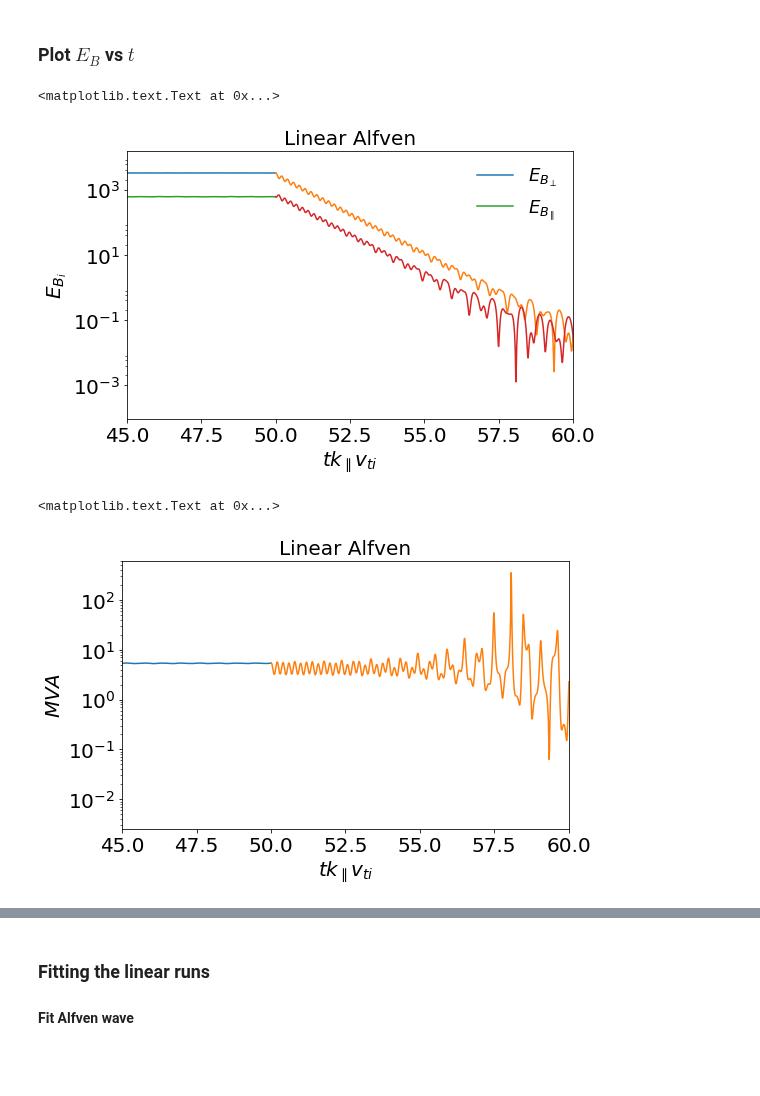
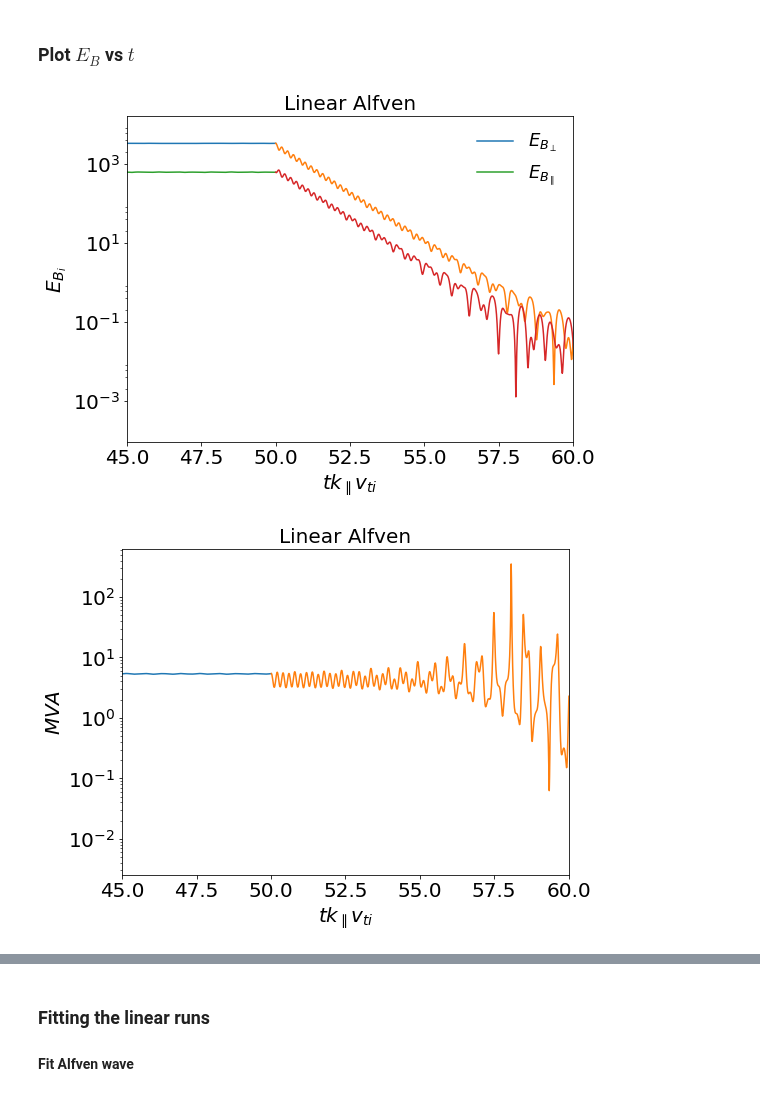
Before and after one commit to YuguangTong/Fourier-Laplace-plasma-response-in-driven-Gyrokinetics, a Jupyter notebook: python/Draft/Draft_20170213.ipynb, the cells around one changed output, grey strips where cells are left out. Drawn from its saved outputs; the diff is of its cells as text; code cells hidden in the pictures; blank space fills up the shorter version.

```diff
--- a/python/Draft/Draft_20170213.ipynb
+++ b/python/Draft/Draft_20170213.ipynb
@@ -40,22 +40,22 @@ t4, Ebperp4, Ebpar4 =heat_4[:, 0], heat_4[:, 2], heat_4[:, 3]
 # %% [markdown]
 ### Plot $E_{B}$ vs $t$
 # %%
-fig_ebpar, ax = plt.subplots(figsize=(8, 8*0.618))
+fig, ax = plt.subplots(figsize=(8, 6))
 ax.plot(t1, Ebperp1, label = '$E_{B_\perp}$')
 ax.plot(t2, Ebperp2)
 ax.plot(t1, Ebpar1,  label = '$E_{B_\parallel}$')
 ax.plot(t2, Ebpar2)
 ax.set_yscale('log')
 ax.set_ylabel('$E_{B_i}$')
 ax.set_xlabel('$tk_\parallel v_{ti}$')
 ax.set_xlim([45, 60])
 ax.legend(loc = 'best', frameon = False)
 ax.set_title("Linear Alfven")
+# fig.savefig('../figures/lin_bi_001_teti_100_Alfven_1.png')
 # %% [output]
-<matplotlib.text.Text at 0x...>
-[figure, old version]
+[figure, new version]
 # %%
-fig_ebpar, ax = plt.subplots(figsize=(8, 8*0.618))
+fig, ax = plt.subplots(figsize=(8, 6))
 ax.plot(t1[1:], Ebperp1[1:]/Ebpar1[1:])
 ax.plot(t2[1:], Ebperp2[1:]/Ebpar2[1:])
 
@@ -64,7 +64,7 @@ ax.set_ylabel('$MVA$')
 ax.set_xlabel('$tk_\parallel v_{ti}$')
 ax.set_xlim([45, 60])
 ax.set_title("Linear Alfven")
+# fig.savefig('../figures/lin_bi_001_teti_100_Alfven_2.png')
 # %% [output]
-<matplotlib.text.Text at 0x...>
-[figure, old version]
+[figure, new version]
 # %%
```
Also changed, not shown: parts of 4 cells of this notebook, 9 other files.
